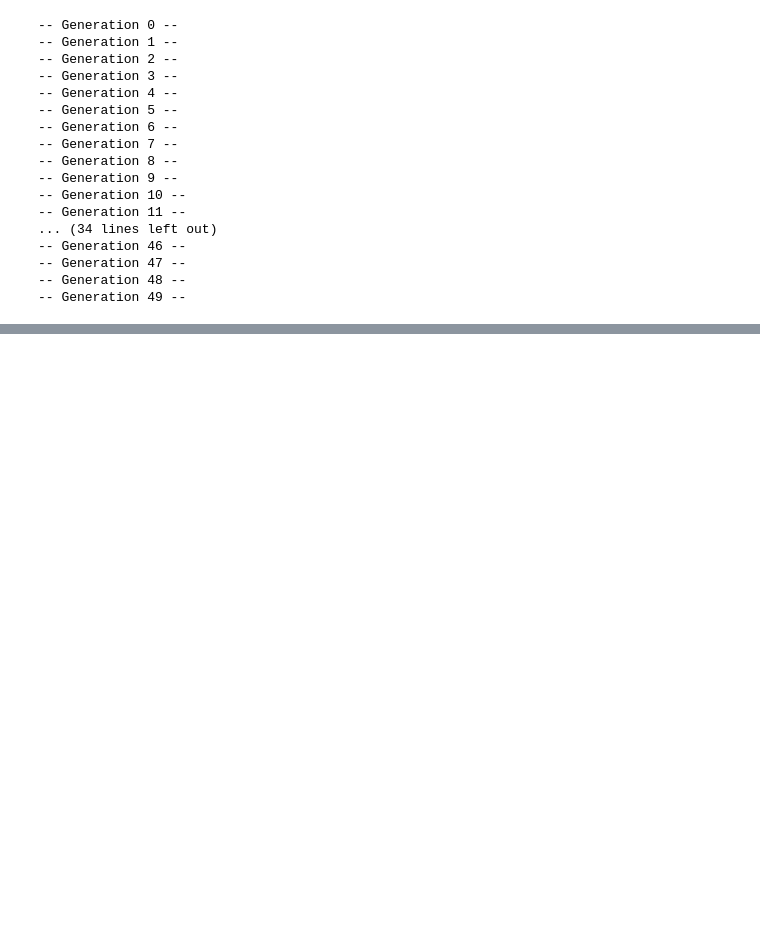
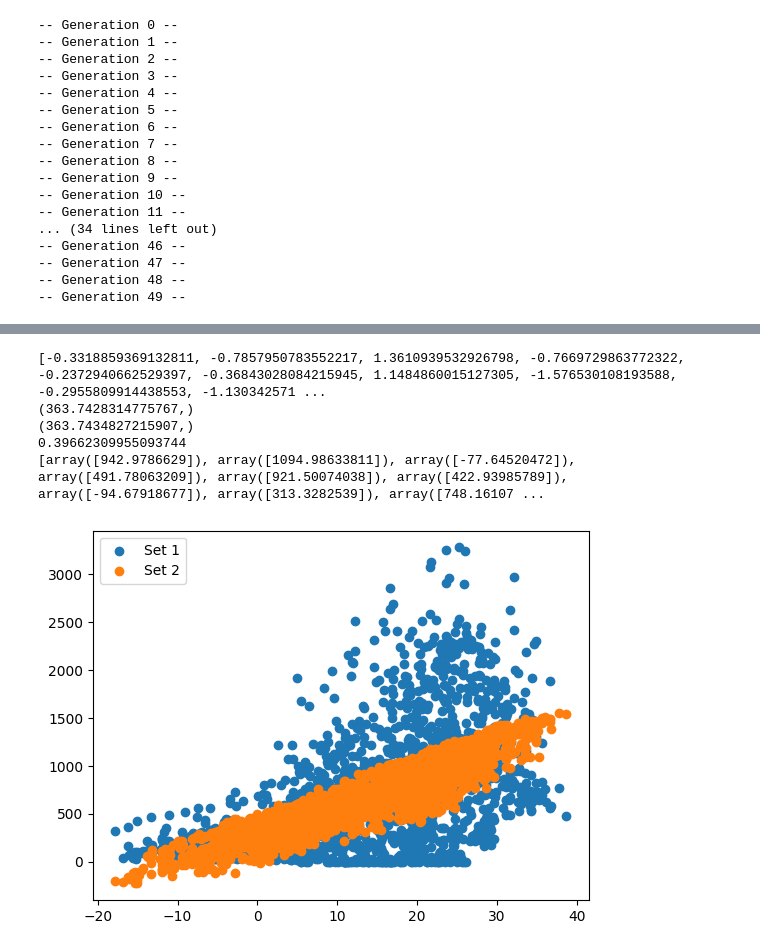
Before and after one commit to katie291100/evac-exam, a Jupyter notebook: main copy.ipynb, the cells around one changed output, grey strips where cells are left out. Drawn from its saved outputs; the diff is of its cells as text; code cells hidden in the pictures; blank space fills up the shorter version.

```diff
--- a/main copy.ipynb
+++ b/main copy.ipynb
@@ -348,3 +343,39 @@ plt.show()
+# %%
+import matplotlib.pyplot as plt
+from sklearn.metrics import r2_score
+
+best_ind = hof.items[0]
+
+print(best_ind)
+print(toolbox.evaluate(best_ind, myNet, train_data))
+print(toolbox.evaluate(best_ind, myNet, test_data))
+myNet.setWeightsLinear(best_ind)
+inputs = [[test_data['PublicHoliday'][i], test_data['Weekend'][i], test_data['Month'][i], test_data['Hour'][i], test_data['Temp'][i], test_data['Windspeed'][i], test_data['Visibility'][i]] for i in range(len(test_data))]
+
+x_values1 = test_data['Temp'].to_list()
+y_values1 = test_data['Count'].to_list()
+
+x_values2 = test_data['Temp'].to_list()
+y_values2 = [myNet.feedForward(i) for i in inputs]
+
+R2 = r2_score(y_values1, y_values2)
+print(R2)
+print(y_values2)
+plt.scatter(x_values1, y_values1, label='Set 1')
+plt.scatter(x_values2, y_values2, label='Set 2')
+
+# Add a legend to explain which line is which
+plt.legend()
+
+# Display the plot
+plt.show()
+# %% [output]
+[-0.3318859369132811, -0.7857950783552217, 1.3610939532926798, -0.7669729863772322, -0.2372940662529397, -0.36843028084215945, 1.1484860015127305, -1.576530108193588, -0.2955809914438553, -1.130342571 ...
+(363.7428314775767,)
+(363.7434827215907,)
+0.39662309955093744
+[array([942.9786629]), array([1094.98633811]), array([-77.64520472]), array([491.78063209]), array([921.50074038]), array([422.93985789]), array([-94.67918677]), array([313.3282539]), array([748.16107 ...
+[figure, added]
 # %%
 # Assuming you have two sets of data:
 x_values1 = test_data['Sunshine'].to_list()
```
Also changed, not shown: parts of 10 cells of this notebook.
